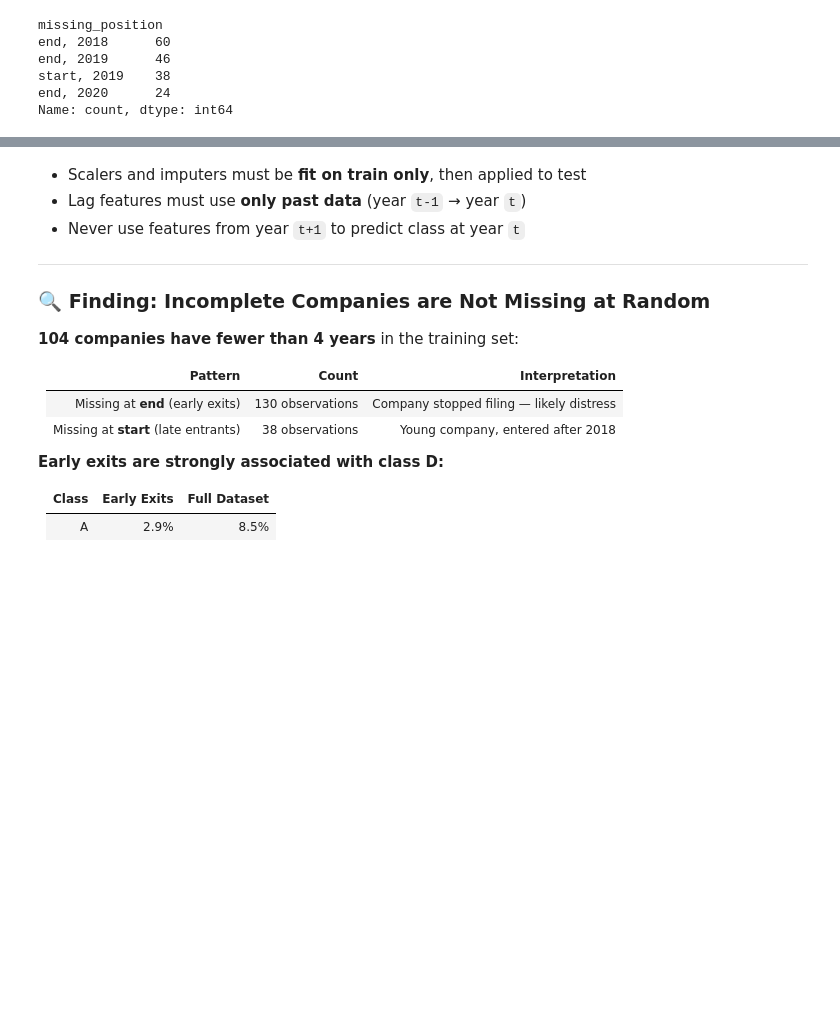
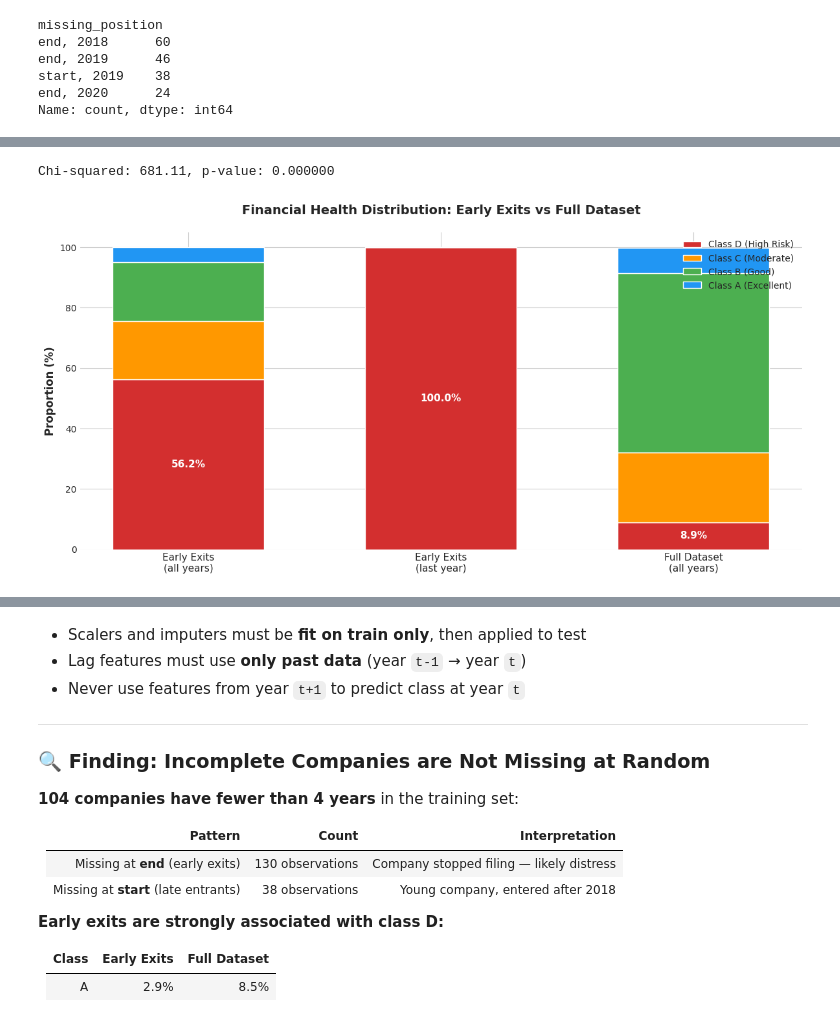
Before and after one commit to LolloPaz/ifc, a Jupyter notebook: notebooks/01_eda.ipynb, the cells around one changed output, grey strips where cells are left out. Saved outputs shown, nothing was run; the diff lists cells and outputs as text; code cells hidden in the pictures; blank space fills up the shorter version.

Commit message:
EDA review and visual optimizations

```diff
--- a/notebooks/01_eda.ipynb
+++ b/notebooks/01_eda.ipynb
@@ -296 +302,49 @@ A    0.085
 Name: proportion, dtype: float64
+# %%
+from scipy.stats import chi2_contingency
+
+last_obs_all = train_df.sort_values("fiscal_year").groupby("company_id").tail(1)
+last_obs_all["is_true_exit"] = last_obs_all["company_id"].isin(true_exits)
+
+contingency = pd.crosstab(last_obs_all["is_true_exit"], last_obs_all[TARGET])
+chi2, p_value, dof, _ = chi2_contingency(contingency)
+print(f"Chi-squared: {chi2:.2f}, p-value: {p_value:.6f}")
+# %% [output]
+Chi-squared: 681.11, p-value: 0.000000
+# %%
+import matplotlib.pyplot as plt
+import numpy as np
+
+# Data
+categories = ['Early Exits\n(all years)', 'Early Exits\n(last year)', 'Full Dataset\n(all years)']
+class_d = [56.2, 100.0, 8.9]
+class_c = [19.4, 0.0, 23.2]
+class_b = [19.4, 0.0, 59.3]
+class_a = [5.0, 0.0, 8.5]
+
+x = np.arange(len(categories))
+width = 0.6
+
+fig, ax = plt.subplots(figsize=(12, 6))
+p1 = ax.bar(x, class_d, width, label='Class D (High Risk)', color='#d32f2f')
+p2 = ax.bar(x, class_c, width, bottom=class_d, label='Class C (Moderate)', color='#ff9800')
+p3 = ax.bar(x, class_b, width, bottom=np.array(class_d)+np.array(class_c), label='Class B (Good)', color='#4caf50')
+p4 = ax.bar(x, class_a, width, bottom=np.array(class_d)+np.array(class_c)+np.array(class_b), label='Class A (Excellent)', color='#2196f3')
+
+ax.set_ylabel('Proportion (%)', fontsize=12, fontweight='bold')
+ax.set_title('Financial Health Distribution: Early Exits vs Full Dataset', fontsize=14, fontweight='bold', pad=20)
+ax.set_xticks(x)
+ax.set_xticklabels(categories, fontsize=11)
+ax.legend(loc='upper right', frameon=False, shadow=True)
+ax.set_ylim(0, 105)
+
+# Add percentage labels
+for i, v in enumerate(class_d):
+    if v > 5:
+        ax.text(i, v/2, f'{v:.1f}%', ha='center', va='center', fontsize=11, fontweight='bold', color='white')
+
+plt.tight_layout()
+plt.savefig('exit_trajectory.png', dpi=300, bbox_inches='tight')
+plt.show()
+# %% [output]
+[figure, added]
```
Also changed, not shown: parts of 48 cells of this notebook, 1 other file.
